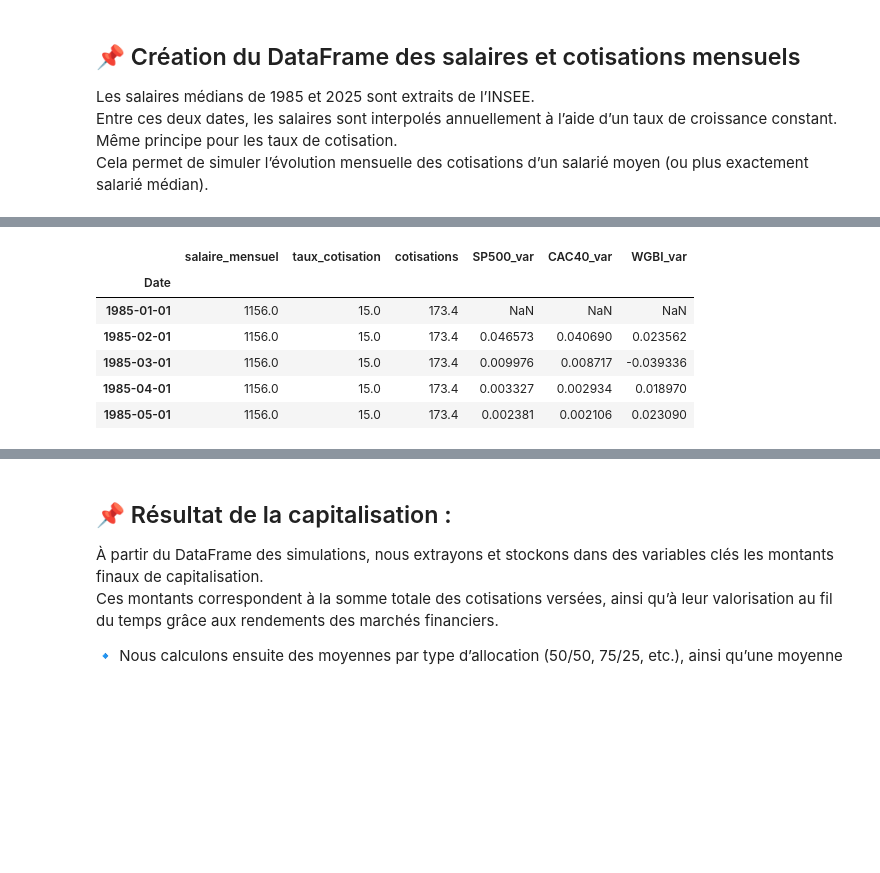
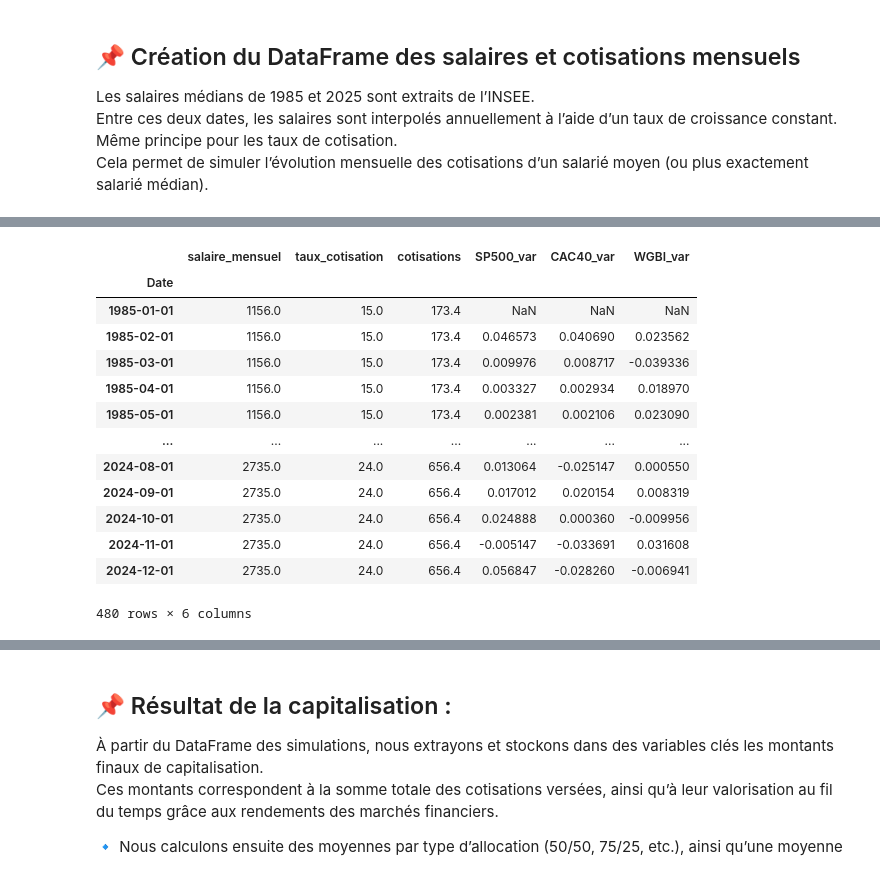
Before and after one commit to Vincent-20-100/backtest_retraites, a Jupyter notebook: notebooks/Backtest.ipynb, the cells around one changed output, grey strips where cells are left out. Saved outputs shown, nothing was run; the diff lists cells and outputs as text; code cells hidden in the pictures; blank space fills up the shorter version.

```diff
--- a/notebooks/Backtest.ipynb
+++ b/notebooks/Backtest.ipynb
@@ -165,17 +165,24 @@ print(salaire_df)
 # %%
 # Fusionner les données de salaire avec les indices boursiers sur la date
 df_ = salaire_df.merge(df[["SP500_var","CAC40_var","WGBI_var"]], on='Date', how='left')
 df_.set_index("Date", inplace=True)
 # Vérification
-df_.head()
+df_
 # %% [output]
 |  | salaire_mensuel | taux_cotisation | cotisations | SP500_var | CAC40_var | WGBI_var |
 | Date |  |  |  |  |  |  |
 | 1985-01-01 | 1156.0 | 15.0 | 173.4 | NaN | NaN | NaN |
 | 1985-02-01 | 1156.0 | 15.0 | 173.4 | 0.046573 | 0.040690 | 0.023562 |
 | 1985-03-01 | 1156.0 | 15.0 | 173.4 | 0.009976 | 0.008717 | -0.039336 |
 | 1985-04-01 | 1156.0 | 15.0 | 173.4 | 0.003327 | 0.002934 | 0.018970 |
 | 1985-05-01 | 1156.0 | 15.0 | 173.4 | 0.002381 | 0.002106 | 0.023090 |
+| ... | ... | ... | ... | ... | ... | ... |
+| 2024-08-01 | 2735.0 | 24.0 | 656.4 | 0.013064 | -0.025147 | 0.000550 |
+| 2024-09-01 | 2735.0 | 24.0 | 656.4 | 0.017012 | 0.020154 | 0.008319 |
+| 2024-10-01 | 2735.0 | 24.0 | 656.4 | 0.024888 | 0.000360 | -0.009956 |
+| 2024-11-01 | 2735.0 | 24.0 | 656.4 | -0.005147 | -0.033691 | 0.031608 |
+| 2024-12-01 | 2735.0 | 24.0 | 656.4 | 0.056847 | -0.028260 | -0.006941 |
+480 rows × 6 columns
 # %% [markdown]
 ## 📌 Simulation de la capitalisation
 
```
Also changed, not shown: parts of 3 cells of this notebook, 7 other files.
